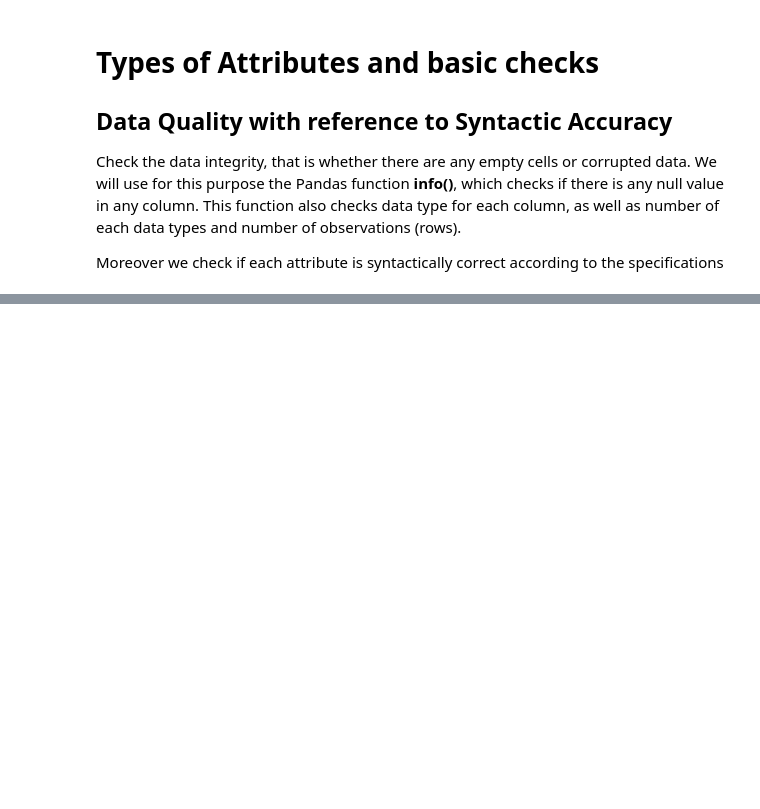
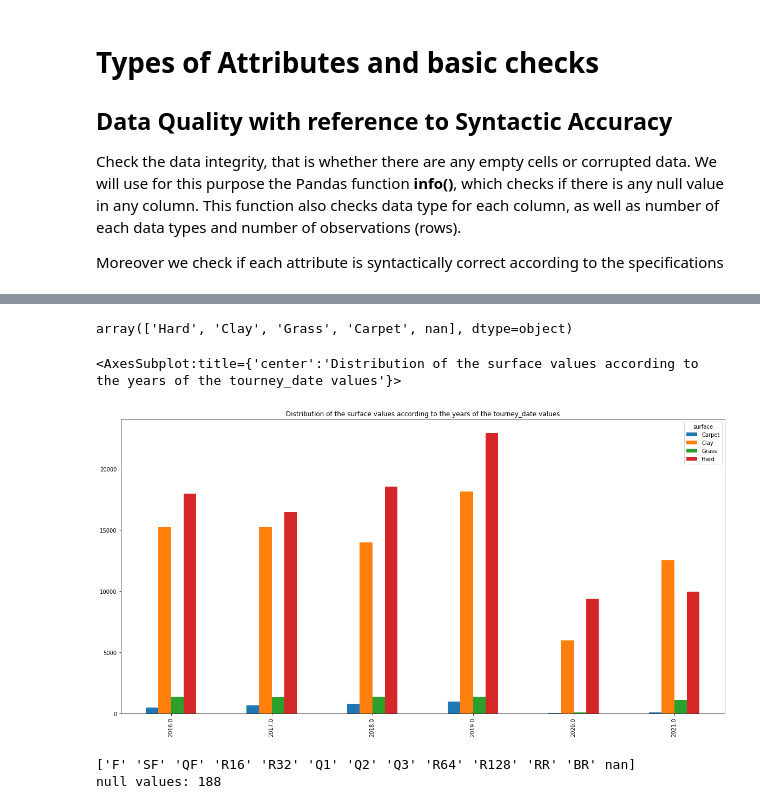
Before and after one commit to OrnelaDanushi/DM-project21, a Jupyter notebook: matches_data_understanding.ipynb, the cells around one changed output, grey strips where cells are left out. Saved outputs shown, nothing was run; the diff lists cells and outputs as text; code cells hidden in the pictures; blank space fills up the shorter version.

Commit message:
still to complete with some other graphs

```diff
--- a/matches_data_understanding.ipynb
+++ b/matches_data_understanding.ipynb
@@ -18,12 +18,12 @@ Pandas is an easy package to install. Open up your terminal program (for Mac use
 
 Alternatively, if you're using Jupyter notebook you can run a cell with: **!pip install pandas**
 # %%
-
 import pandas as pd
 import math
 import numpy as np
 import scipy.stats as stats
 import matplotlib.pyplot as plt
+plt.rcParams.update({'figure.max_open_warning': 0})
 from collections import defaultdict
 from scipy.stats.stats import pearsonr
 # %%
@@ -1028,0 +41,3 @@ tmp.rename(columns={'gender': 'loser_gender'}, inplace = True)
+# %%
+df = pd.read_csv('matches_with_gender.csv', index_col = 0)
+df.info()
@@ -1028,0 +240,27 @@ tmp.rename(columns={'gender': 'loser_gender'}, inplace = True)
+# %%
+df.surface.unique()
+# %% [output]
+array(['Hard', 'Clay', 'Grass', 'Carpet', nan], dtype=object)
+# %%
+#----------------- TO MOVE IN THE CONVERSION PART
+#df['tourney_date'] = pd.to_datetime(df['tourney_date'], format='%Y%m%d') or the following
+#df['tourney_date'] = pd.to_datetime(df['tourney_date'], format='%Y-%m-%d')
+#df['tourney_date'] = [x.date() for x in df.tourney_date]
+# dopo questa conversione, la describe della data va fatta separatamente
+#-----------------
+
+lf = df.groupby([ [x.year for x in df.tourney_date], 'surface']).size()
+lf = lf.unstack()
+lf.plot(
+    figsize=(20, 10),
+    title="Distribution of the surface values according to the years of the tourney_date values",
+    kind='bar')
+# %% [output]
+<AxesSubplot:title={'center':'Distribution of the surface values according to the years of the tourney_date values'}>
+[figure, added]
+# %%
+print(df['round'].unique())
+print("null values:",  df['surface'].isnull().sum()) #VA LASCIATO O TOLTO? E' NELLA PARTE DI CONTROLLO DELLA SINTASSI.
+# %% [output]
+['F' 'SF' 'QF' 'R16' 'R32' 'Q1' 'Q2' 'Q3' 'R64' 'R128' 'RR' 'BR' nan]
+null values: 188
```
Also changed, not shown: parts of 137 cells of this notebook, 1 other file.
